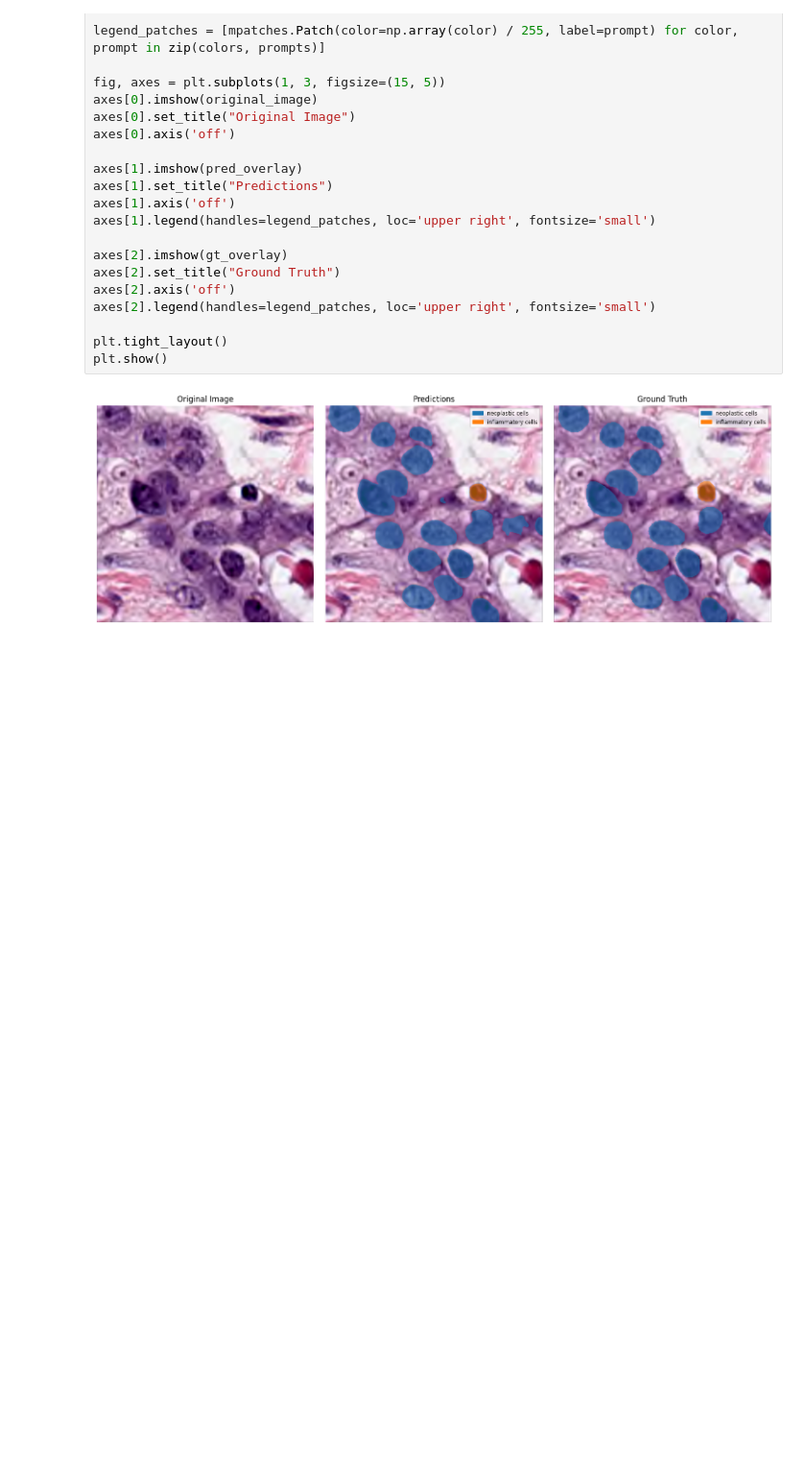
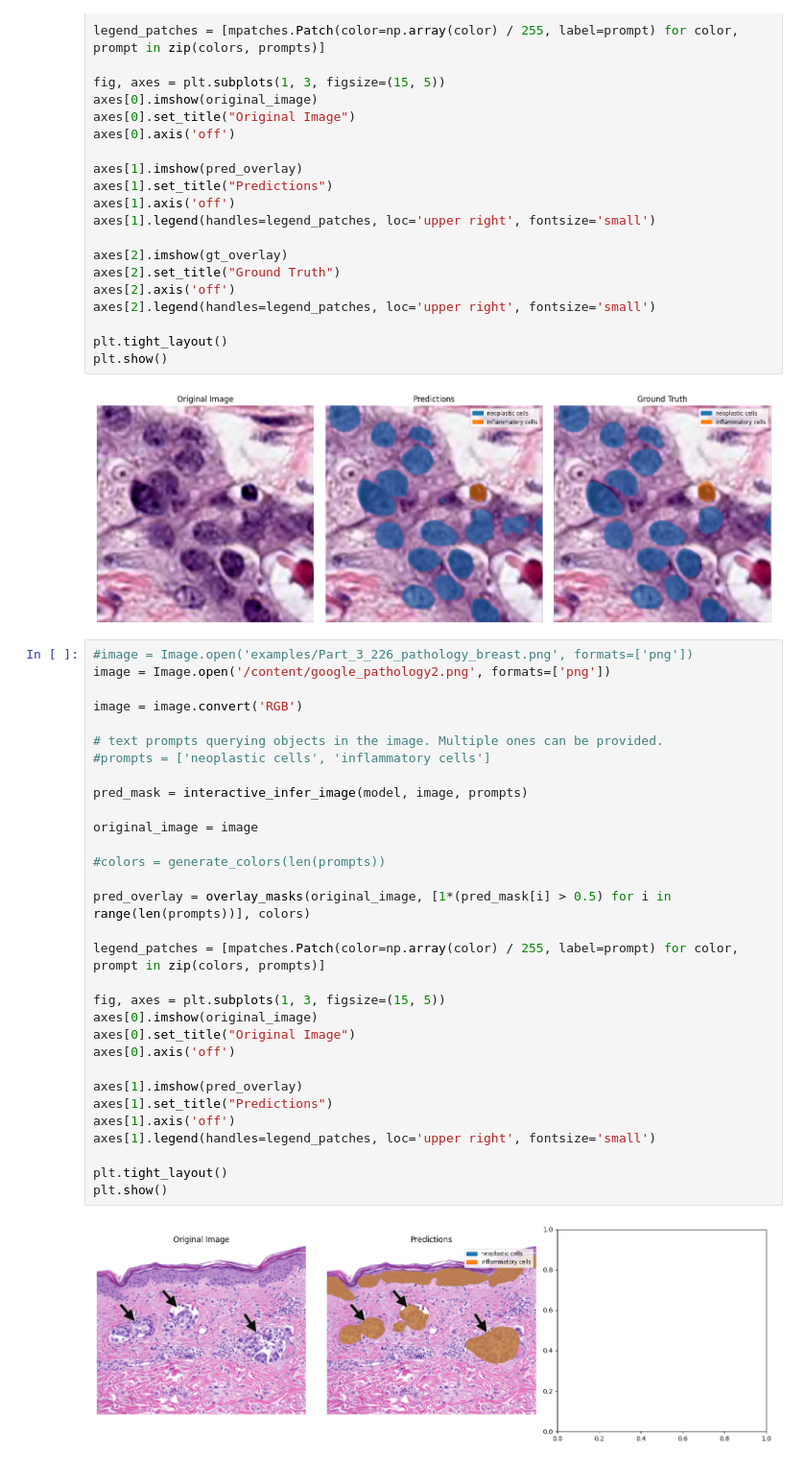
Before and after one commit to udaykiran009/Convolutional-Neural-Network, a Jupyter notebook: inference_colab_demo.ipynb, the cells around one changed output. Shown at 96% size. Cells and saved outputs as stored; diff of their text form; blank space fills up the shorter version.

```diff
--- a/inference_colab_demo.ipynb
+++ b/inference_colab_demo.ipynb
@@ -195,3 +195,36 @@ plt.tight_layout()
 plt.show()
 # %% [output]
 [figure]
+# %%
+#image = Image.open('examples/Part_3_226_pathology_breast.png', formats=['png'])
+image = Image.open('/content/google_pathology2.png', formats=['png'])
+
+image = image.convert('RGB')
+
+# text prompts querying objects in the image. Multiple ones can be provided.
+#prompts = ['neoplastic cells', 'inflammatory cells']
+
+pred_mask = interactive_infer_image(model, image, prompts)
+
+original_image = image
+
+#colors = generate_colors(len(prompts))
+
+pred_overlay = overlay_masks(original_image, [1*(pred_mask[i] > 0.5) for i in range(len(prompts))], colors)
+
+legend_patches = [mpatches.Patch(color=np.array(color) / 255, label=prompt) for color, prompt in zip(colors, prompts)]
+
+fig, axes = plt.subplots(1, 3, figsize=(15, 5))
+axes[0].imshow(original_image)
+axes[0].set_title("Original Image")
+axes[0].axis('off')
+
+axes[1].imshow(pred_overlay)
+axes[1].set_title("Predictions")
+axes[1].axis('off')
+axes[1].legend(handles=legend_patches, loc='upper right', fontsize='small')
+
+plt.tight_layout()
+plt.show()
+# %% [output]
+[figure, added]
```
Also changed, not shown: parts of 2 cells of this notebook.
